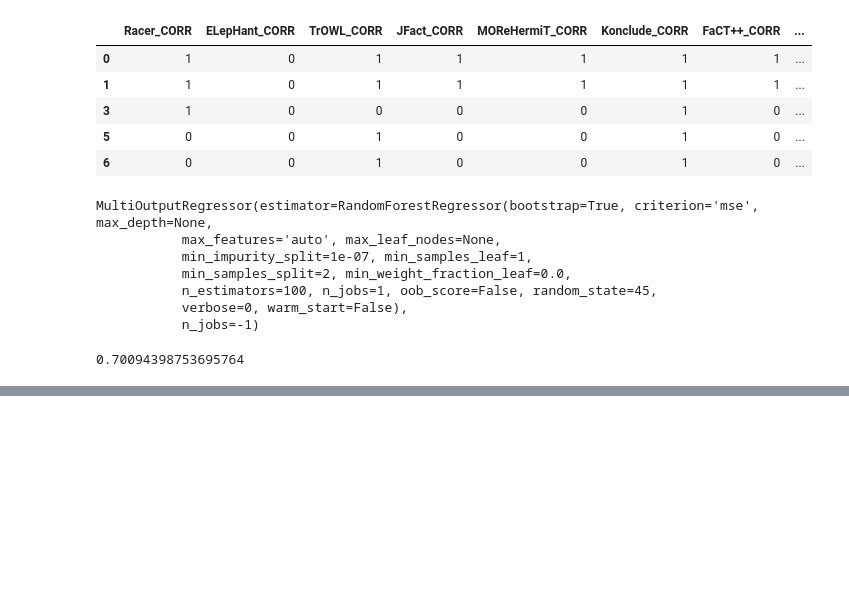
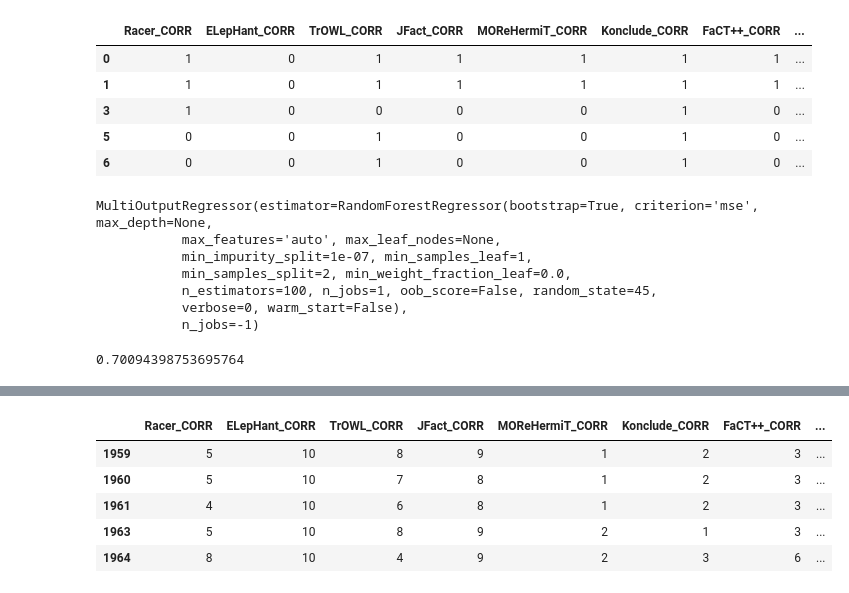
Before and after one commit to hemantnyadav/MultiCriterialRanking, a Jupyter notebook: Multi Criteria Ranking.ipynb, the cells around one changed output, grey strips where cells are left out. Saved outputs shown, nothing was run; the diff lists cells and outputs as text; code cells hidden in the pictures; blank space fills up the shorter version.

Commit message:
Calculation of reasoner ranks using following rules

```diff
--- a/Multi Criteria Ranking.ipynb
+++ b/Multi Criteria Ranking.ipynb
@@ -139,0 +278,9 @@ timerank_vector.head()
+# %%
+reasoner_ranks_train.tail()
+# %% [output]
+|  | Racer_CORR | ELepHant_CORR | TrOWL_CORR | JFact_CORR | MOReHermiT_CORR | Konclude_CORR | FaCT++_CORR | ... |
+| 1959 | 5 | 10 | 8 | 9 | 1 | 2 | 3 | ... |
+| 1960 | 5 | 10 | 7 | 8 | 1 | 2 | 3 | ... |
+| 1961 | 4 | 10 | 6 | 8 | 1 | 2 | 3 | ... |
+| 1963 | 5 | 10 | 8 | 9 | 2 | 1 | 3 | ... |
+| 1964 | 8 | 10 | 4 | 9 | 2 | 3 | 6 | ... |
```
Also changed, not shown: parts of 7 cells of this notebook.
